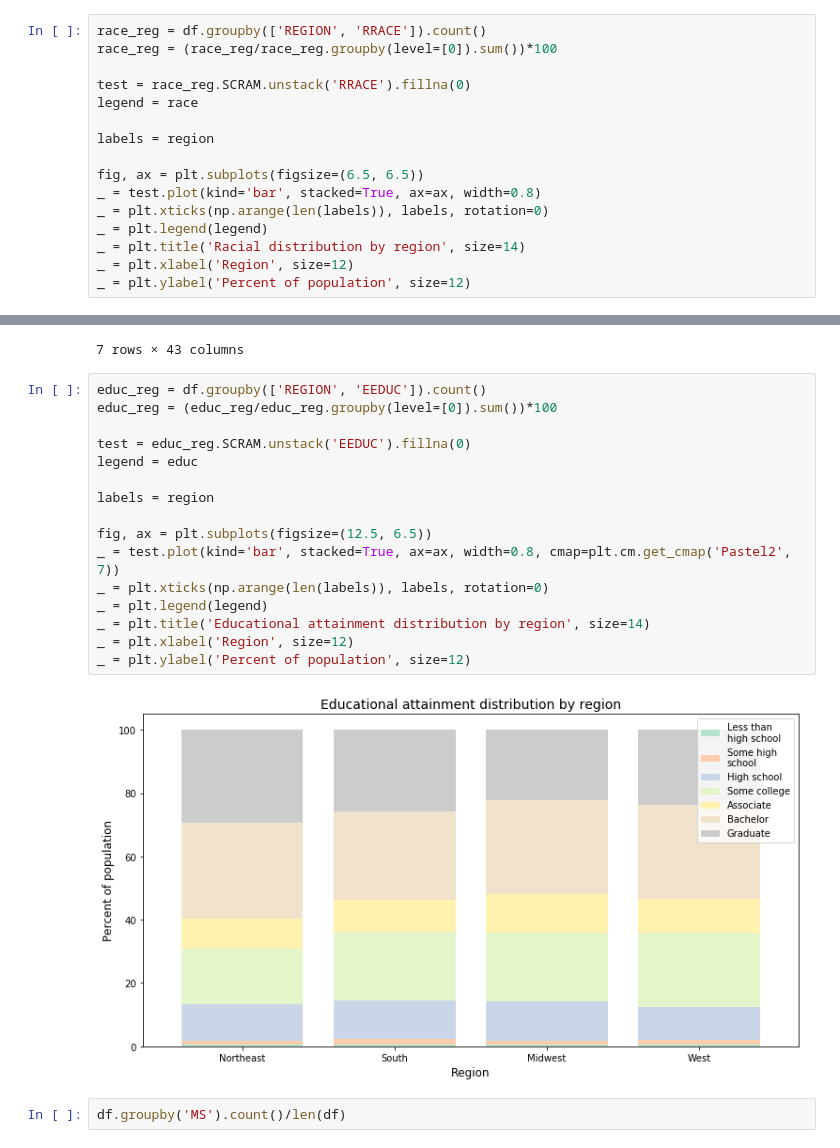
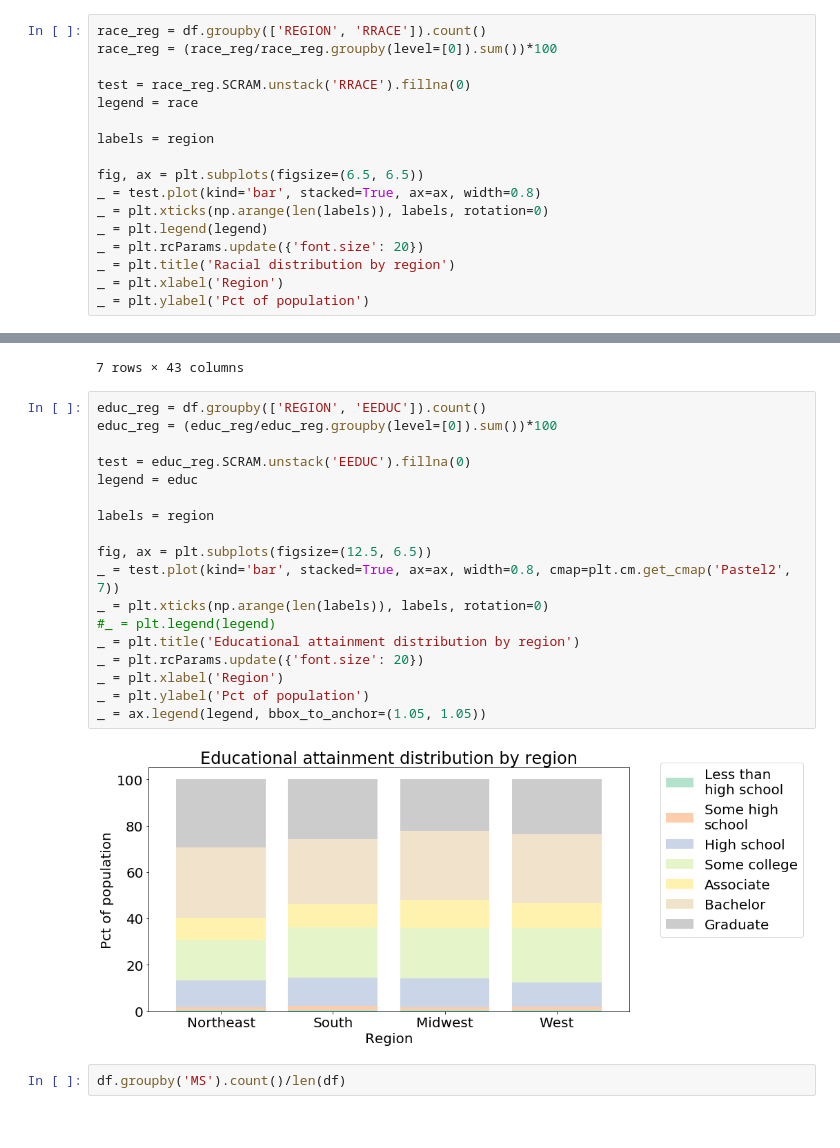
Before and after one commit to Daesparz/DS4A2020_Empowerment, a Jupyter notebook: exploratory_data_analysis/household_pulse_EDA.ipynb, the cells around one changed output, grey strips where cells are left out. Drawn from its saved outputs; the diff is of its cells as text.

Commit message:
setting format of graphs, fix purchase variables

```diff
--- a/exploratory_data_analysis/household_pulse_EDA.ipynb
+++ b/exploratory_data_analysis/household_pulse_EDA.ipynb
@@ -267,7 +279,8 @@ fig, ax = plt.subplots(figsize=(6.5, 6.5))
 _ = test.plot(kind='bar', stacked=True, ax=ax, width=0.8)
 _ = plt.xticks(np.arange(len(labels)), labels, rotation=0)
 _ = plt.legend(legend)
-_ = plt.title('Racial distribution by region', size=14)
-_ = plt.xlabel('Region', size=12)
-_ = plt.ylabel('Percent of population', size=12)
+_ = plt.rcParams.update({'font.size': 20})
+_ = plt.title('Racial distribution by region')
+_ = plt.xlabel('Region')
+_ = plt.ylabel('Pct of population')
 # %% [output]
@@ -288,21 +301,23 @@ df.groupby('EEDUC').count()/len(df)
 # %%
 educ_reg = df.groupby(['REGION', 'EEDUC']).count()
 educ_reg = (educ_reg/educ_reg.groupby(level=[0]).sum())*100
 
 test = educ_reg.SCRAM.unstack('EEDUC').fillna(0)
 legend = educ
 
 labels = region
 
 fig, ax = plt.subplots(figsize=(12.5, 6.5))
 _ = test.plot(kind='bar', stacked=True, ax=ax, width=0.8, cmap=plt.cm.get_cmap('Pastel2', 7))
 _ = plt.xticks(np.arange(len(labels)), labels, rotation=0)
-_ = plt.legend(legend)
-_ = plt.title('Educational attainment distribution by region', size=14)
-_ = plt.xlabel('Region', size=12)
-_ = plt.ylabel('Percent of population', size=12)
+#_ = plt.legend(legend)
+_ = plt.title('Educational attainment distribution by region')
+_ = plt.rcParams.update({'font.size': 20})
+_ = plt.xlabel('Region')
+_ = plt.ylabel('Pct of population')
+_ = ax.legend(legend, bbox_to_anchor=(1.05, 1.05))
 # %% [output]
-[figure, old version]
+[figure, new version]
 # %%
 df.groupby('MS').count()/len(df)
 # %% [output]
```
Also changed, not shown: parts of 61 cells of this notebook.
